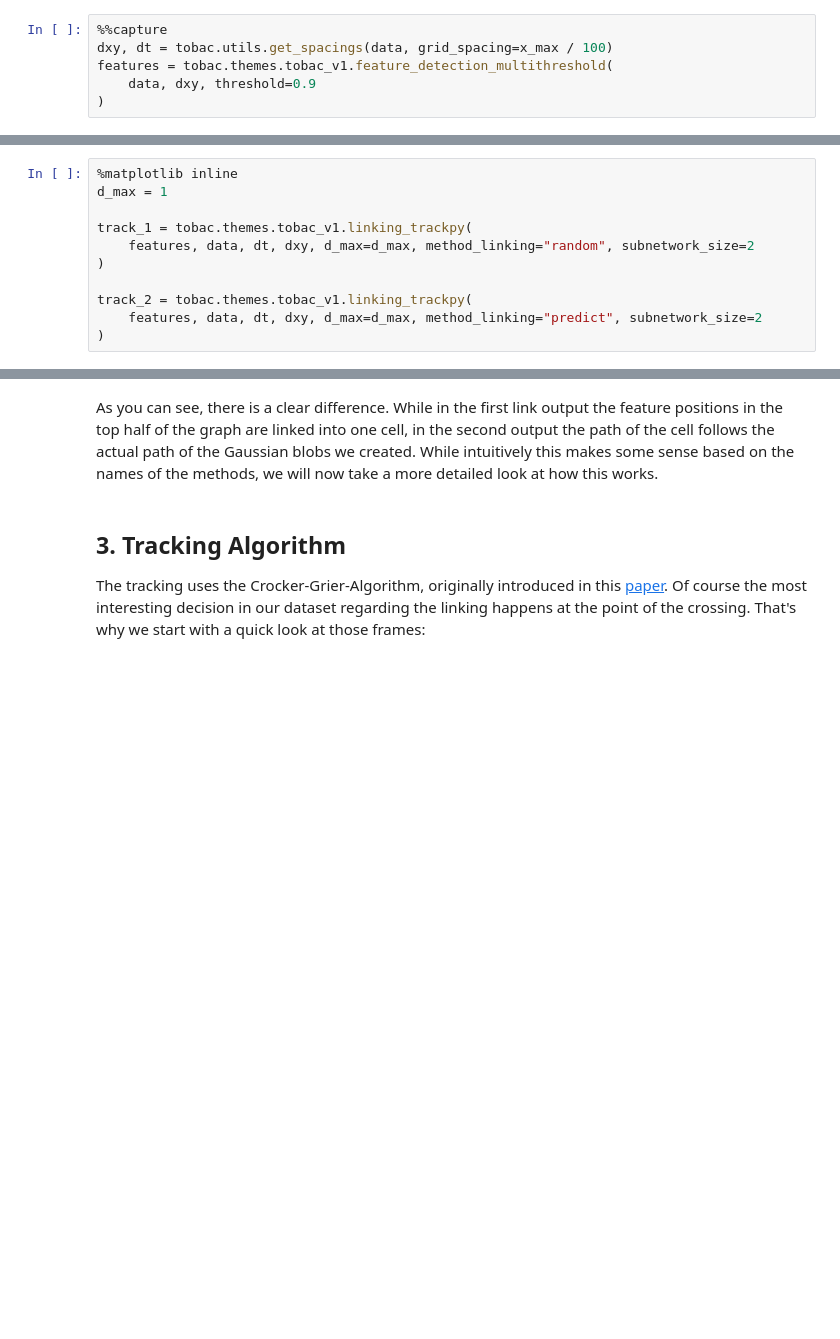
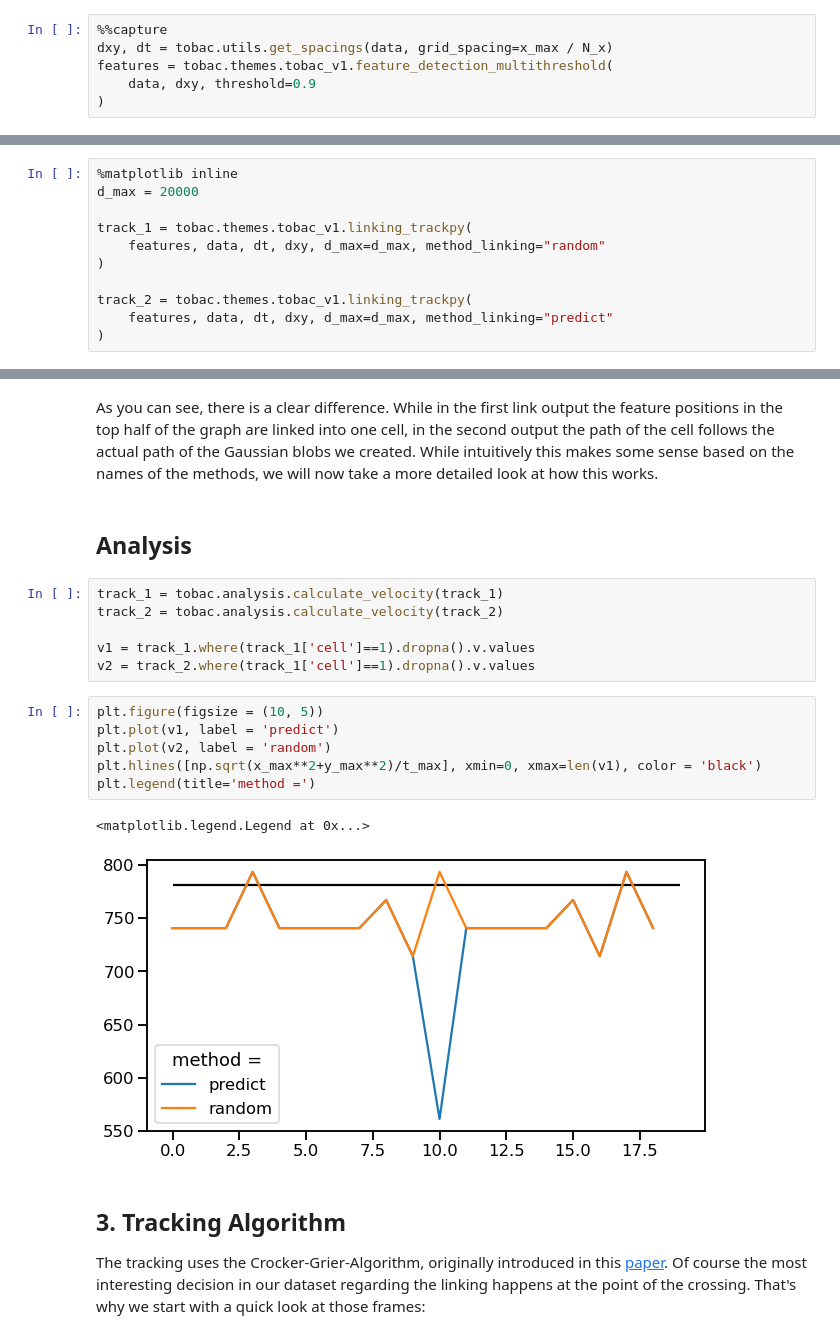
Before and after one commit to tobac-project/tobac-tutorials, a Jupyter notebook: tutorials/Basics/Idealized-Case-2_Two_crossing_Blobs.ipynb, the cells around one changed output, grey strips where cells are left out. Saved outputs shown, nothing was run; the diff lists cells and outputs as text; blank space fills up the shorter version.

```diff
--- a/tutorials/Basics/Idealized-Case-2_Two_crossing_Blobs.ipynb
+++ b/tutorials/Basics/Idealized-Case-2_Two_crossing_Blobs.ipynb
@@ -95,7 +100,7 @@ Looks good! We have two features crossing each other, and they are clearly seper
 Before we can perform the tracking we need to detect the features with the usual function. The grid spacing is deduced from the data generation and the threshold is selected according to the colorbar.
 # %%
 %%capture
-dxy, dt = tobac.utils.get_spacings(data, grid_spacing=x_max / 100)
+dxy, dt = tobac.utils.get_spacings(data, grid_spacing=x_max / N_x)
 features = tobac.themes.tobac_v1.feature_detection_multithreshold(
     data, dxy, threshold=0.9
 )
@@ -103,14 +108,14 @@ features = tobac.themes.tobac_v1.feature_detection_multithreshold(
 Now the tracking can be performed. We will create two outputs, one with `method` = 'random', and the other one with `method` = 'predict'.
 # %%
 %matplotlib inline
-d_max = 1
+d_max = 20000
 
 track_1 = tobac.themes.tobac_v1.linking_trackpy(
-    features, data, dt, dxy, d_max=d_max, method_linking="random", subnetwork_size=2
+    features, data, dt, dxy, d_max=d_max, method_linking="random"
 )
 
 track_2 = tobac.themes.tobac_v1.linking_trackpy(
-    features, data, dt, dxy, d_max=d_max, method_linking="predict", subnetwork_size=2
+    features, data, dt, dxy, d_max=d_max, method_linking="predict"
 )
 # %% [output]
 Frame 19: 2 trajectories present.
@@ -147,5 +152,22 @@ Text(0.5, 1.0, 'predict')
 # %% [markdown]
 As you can see, there is a clear difference. While in the first link output the feature positions in the top half of the graph are linked into one cell, in the second output the path of the cell follows the actual path of the Gaussian blobs we created. While intuitively this makes some sense based on the names of the methods, we will now take a more detailed look at how this works.
+# %% [markdown]
+## Analysis
+# %%
+track_1 = tobac.analysis.calculate_velocity(track_1)
+track_2 = tobac.analysis.calculate_velocity(track_2)
+
+v1 = track_1.where(track_1['cell']==1).dropna().v.values
+v2 = track_2.where(track_1['cell']==1).dropna().v.values
+# %%
+plt.figure(figsize = (10, 5))
+plt.plot(v1, label = 'predict')
+plt.plot(v2, label = 'random')
+plt.hlines([np.sqrt(x_max**2+y_max**2)/t_max], xmin=0, xmax=len(v1), color = 'black')
+plt.legend(title='method =')
+# %% [output]
+<matplotlib.legend.Legend at 0x...>
+[figure, added]
 # %% [markdown]
 ## 3. Tracking Algorithm
 
```
Also changed, not shown: parts of 5 cells of this notebook.
